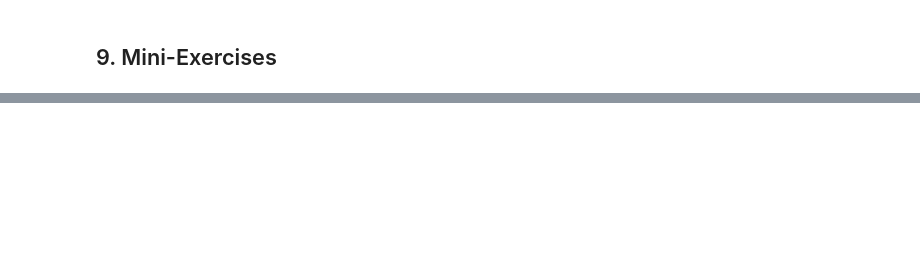
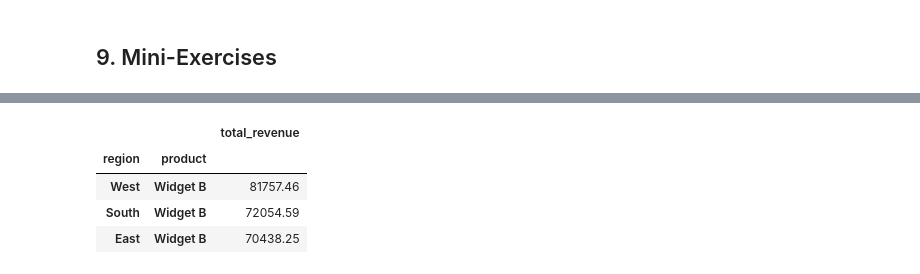
Before and after one commit to possakorn/data-scientist-sandbox, a Jupyter notebook: notebooks/02-pandas-fundamentals.ipynb, the cells around one changed output, grey strips where cells are left out. Saved outputs shown, nothing was run; the diff lists cells and outputs as text; code cells hidden in the pictures; blank space fills up the shorter version.

```diff
--- a/notebooks/02-pandas-fundamentals.ipynb
+++ b/notebooks/02-pandas-fundamentals.ipynb
@@ -170,6 +380,16 @@ ts.head(10)
 # %%
 # Exercise 2: From the sales dataset, find the top 3 (region, product) combos by revenue
 # Your code here
+sales = make_sales()
+sales.groupby(["region","product"]).agg(
+	total_revenue=('revenue', 'sum')
+).nlargest(3, "total_revenue")
+# %% [output]
+|  |  | total_revenue |
+| region | product |  |
+| West | Widget B | 81757.46 |
+| South | Widget B | 72054.59 |
+| East | Widget B | 70438.25 |
 # %%
 # Exercise 3: Compute a 30-day rolling standard deviation on the timeseries
 # Your code here
```
Also changed, not shown: parts of 16 cells of this notebook, 1 other file.
